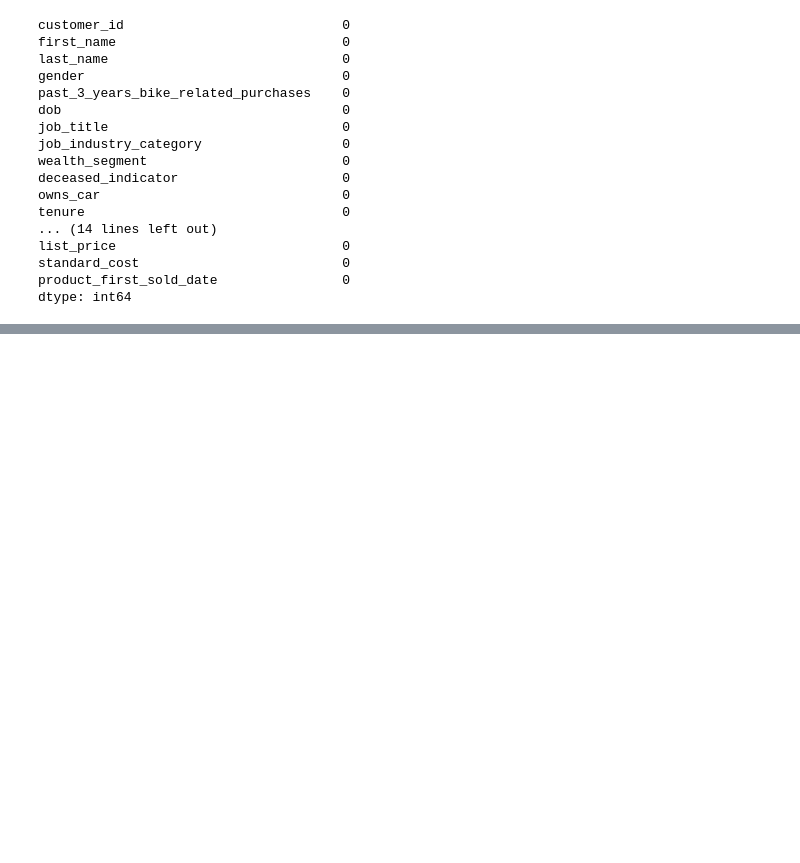
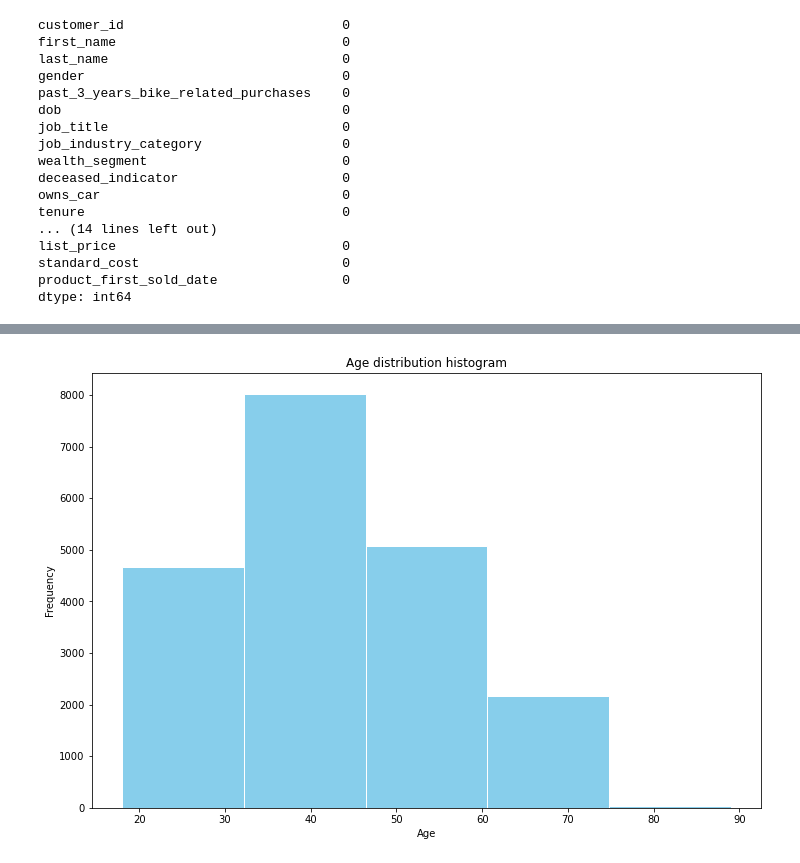
Before and after one commit to MKY01/KPMG-Virtual-Internship, a Jupyter notebook: 2.Data_Insights/mergedDataAnalysis.ipynb, the cells around one changed output, grey strips where cells are left out. Saved outputs shown, nothing was run; the diff lists cells and outputs as text; code cells hidden in the pictures; blank space fills up the shorter version.

Commit message:
Update Module 2
data visualisation

```diff
--- a/2.Data_Insights/mergedDataAnalysis.ipynb
+++ b/2.Data_Insights/mergedDataAnalysis.ipynb
@@ -156,5 +157,7 @@ dtype: object
 # %%
 ref_date = dt.datetime.now()
 df['Age'] = df['dob'].apply(lambda x: len(pd.date_range(start = x, end = ref_date, freq = 'Y')))
+# %%
+df = df[df.Age < 100]
 # %%
 df['transaction_month'] = pd.DatetimeIndex(df['dob']).month
@@ -172,0 +198,11 @@ df.head()
+# %%
+#Data visualisation
+plt.figure(figsize = (12,8))
+plt.hist(df['Age'], color = 'skyblue', edgecolor = 'white', bins = 5)
+plt.title('Age distribution histogram')
+plt.xlabel('Age')
+plt.ylabel('Frequency')
+plt.savefig('age_dist_histogram.png')
+plt.show()
+# %% [output]
+[figure, added]
```
Also changed, not shown: parts of 29 cells of this notebook, 6 other files.
